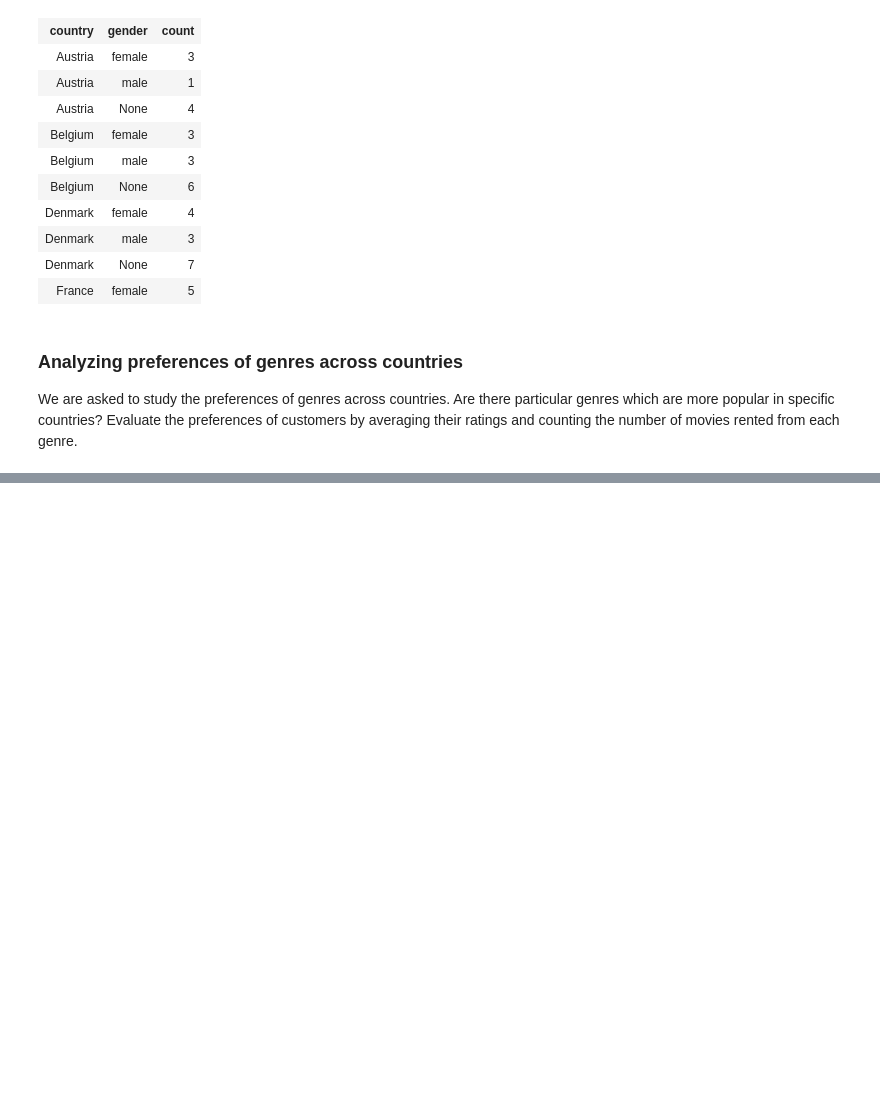
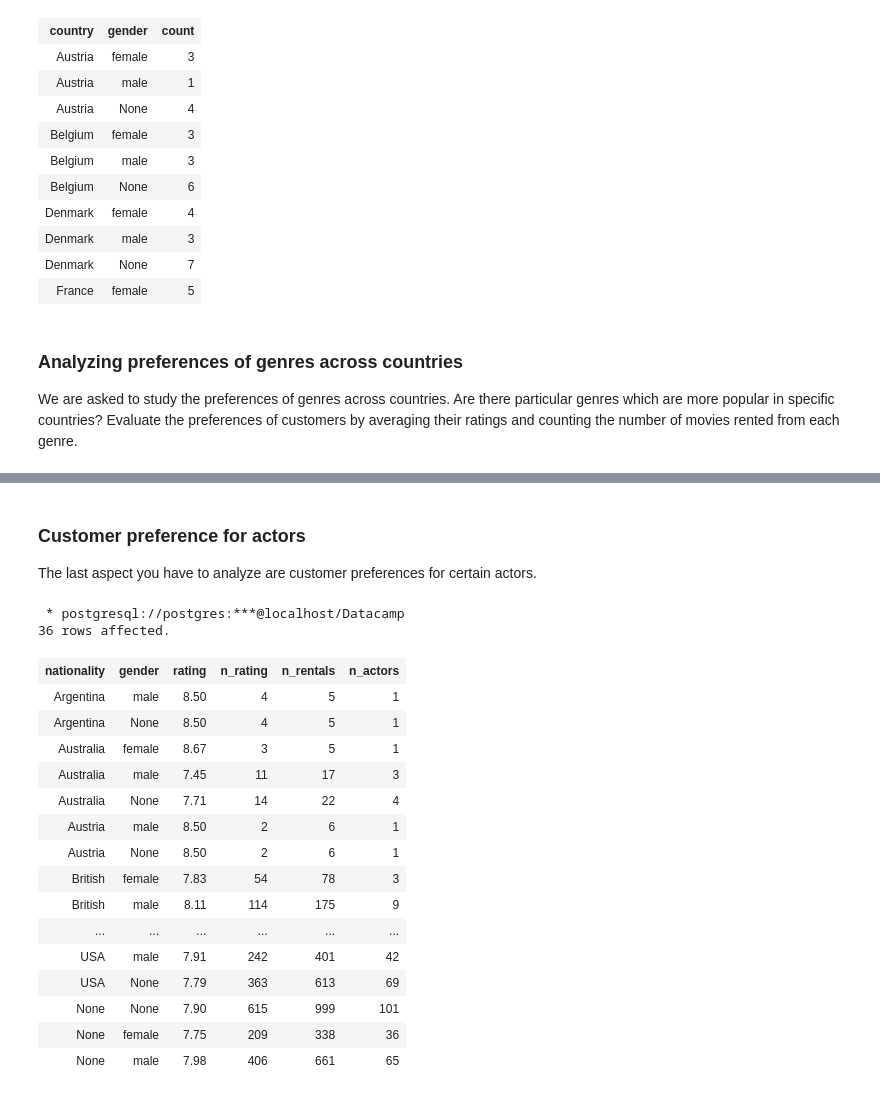
Before and after one commit to felixodette/Movies-PostgreSQL, a Jupyter notebook: notebook.ipynb, the cells around one changed output, grey strips where cells are left out. Saved outputs shown, nothing was run; the diff lists cells and outputs as text; code cells hidden in the pictures; blank space fills up the shorter version.

```diff
--- a/notebook.ipynb
+++ b/notebook.ipynb
@@ -923,0 +1008,35 @@ We are asked to study the preferences of genres across countries. Are there part
+# %% [markdown]
+### Customer preference for actors
+
+The last aspect you have to analyze are customer preferences for certain actors.
+# %%
+%%sql
+
+SELECT a.nationality, a.gender, ROUND(AVG(r.rating),2) AS rating, COUNT(r.rating) AS n_rating, COUNT(*) AS n_rentals, COUNT(DISTINCT a.actor_id) AS n_actors
+  FROM renting AS r
+  LEFT JOIN actsin AS ai ON r.movie_id=ai.movie_id
+  LEFT JOIN actors AS a ON ai.actor_id=a.actor_id
+ WHERE r.movie_id IN (SELECT movie_id
+                        FROM renting
+                       GROUP BY movie_id
+                      HAVING COUNT(rating) >= 4) AND r.date_renting >= '2018-04-01'
+ GROUP BY CUBE(a.nationality, a.gender)
+# %% [output]
+ * postgresql://postgres:***@localhost/Datacamp
+36 rows affected.
+| nationality | gender | rating | n_rating | n_rentals | n_actors |
+| Argentina | male | 8.50 | 4 | 5 | 1 |
+| Argentina | None | 8.50 | 4 | 5 | 1 |
+| Australia | female | 8.67 | 3 | 5 | 1 |
+| Australia | male | 7.45 | 11 | 17 | 3 |
+| Australia | None | 7.71 | 14 | 22 | 4 |
+| Austria | male | 8.50 | 2 | 6 | 1 |
+| Austria | None | 8.50 | 2 | 6 | 1 |
+| British | female | 7.83 | 54 | 78 | 3 |
+| British | male | 8.11 | 114 | 175 | 9 |
+| ... | ... | ... | ... | ... | ... |
+| USA | male | 7.91 | 242 | 401 | 42 |
+| USA | None | 7.79 | 363 | 613 | 69 |
+| None | None | 7.90 | 615 | 999 | 101 |
+| None | female | 7.75 | 209 | 338 | 36 |
+| None | male | 7.98 | 406 | 661 | 65 |
```
Also changed, not shown: parts of 5 cells of this notebook.
